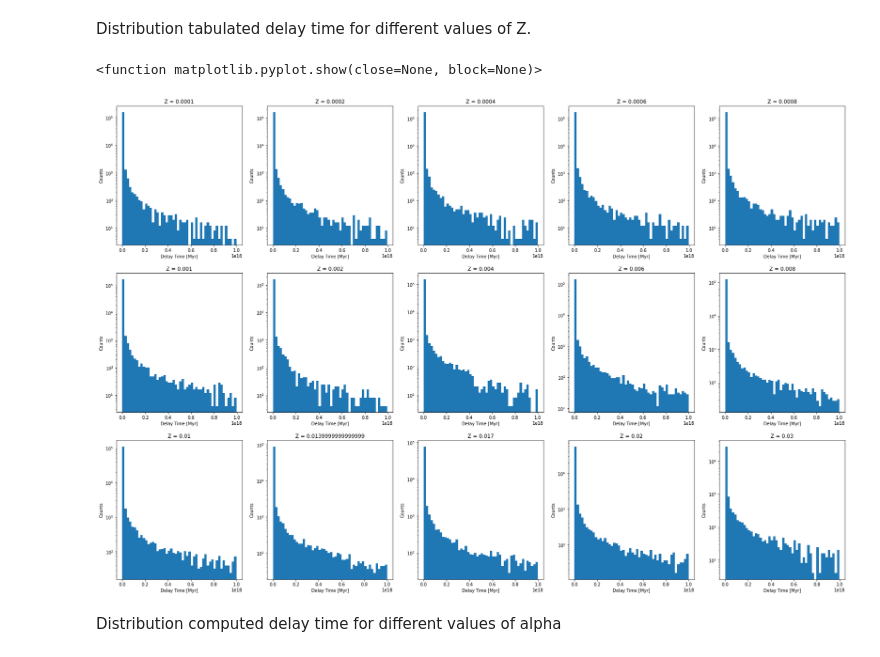
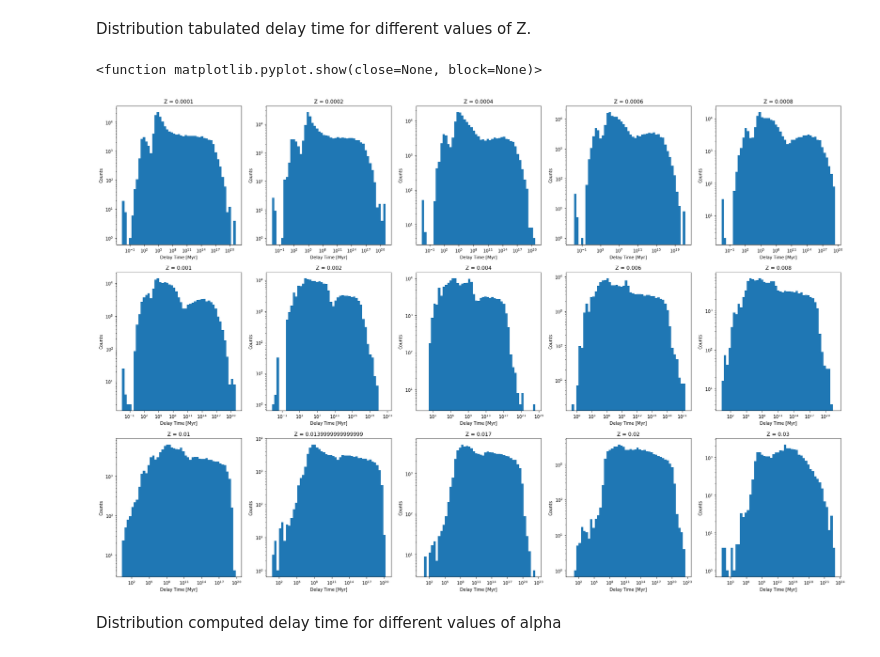
Before and after one commit to Bahadoram/Delay-Time-Dist.-of-Compact-Binary-Objects, a Jupyter notebook: distribution_fitting.ipynb, the cells around one changed output. Drawn from its saved outputs; the diff is of its cells as text; code cells hidden in the pictures.

Commit message:
add logscale bins and some plots

```diff
--- a/distribution_fitting.ipynb
+++ b/distribution_fitting.ipynb
@@ -29,8 +48,9 @@ BHBH.head()
 # %%
 fig, ax = plt.subplots(figsize=(15,7))
 
-b = np.histogram_bin_edges(BHBH[(BHBH.Delay_Time<1e18)].Delay_Time, bins='rice') # does not work with bind='fd'
-entries, edges, _ = ax.hist(BHBH[(BHBH.Delay_Time<1e18)].Delay_Time, bins=b)
+#b = np.histogram_bin_edges(BHBH[(BHBH.Delay_Time<1e18)].Delay_Time, bins='rice') # does not work with bind='fd'
+b = np.logspace(np.log10(min(BHBH.Delay_Time)), np.log10(max(BHBH.Delay_Time)), 100)
+entries, edges, _ = ax.hist(BHBH.Delay_Time, bins=b)
 
 # calculate bin centers
 bin_centers = 0.5 * (edges[:-1] + edges[1:])
@@ -114,13 +134,14 @@ fig, ax = plt.subplots(ncols=5, nrows=3, figsize=(30, 20))
 x, y = (0, 0)
 
 for key in Z_df.keys():
-    b                         = np.histogram_bin_edges(Z_df[key][(Z_df[key].Delay_Time<1e18)].Delay_Time, bins='rice')
-    entries[x,y], edges, _    = ax[x,y].hist(          Z_df[key][(Z_df[key].Delay_Time<1e18)].Delay_Time, bins=b     )
+    #b                         = np.histogram_bin_edges(Z_df[key][(Z_df[key].Delay_Time<1e18)].Delay_Time, bins='rice')
+    b                         = np.logspace(np.log10(min(Z_df[key].Delay_Time)), np.log10(max(Z_df[key].Delay_Time)), 50)
+    entries[x,y], edges, _    = ax[x,y].hist(            Z_df[key].Delay_Time,   bins=b                                  )
 
     # calculate bin centers
     bin_centers[x,y]          = 0.5 * (edges[:-1] + edges[1:])
-    popt[x,y], pcov[x,y]      = curve_fit(power_law, bin_centers[x,y][bin_centers[x,y]>1e16], entries[x,y][bin_centers[x,y]>1e16], p0=(.005, 18))
-
+    popt[x,y], pcov[x,y]      = curve_fit(power_law, bin_centers[x,y][np.where((bin_centers[x,y]>1e9) & (bin_centers[x,y]<1e19))],
+                                                     entries[x,y][np.where((bin_centers[x,y]>1e9) & (bin_centers[x,y]<1e19))], p0=(.005, 18))
     ax[x,y].set_xscale('log')
     ax[x,y].set_yscale('log')
 
@@ -170,0 +192,17 @@ plt.show
+# %%
+fig, ax = plt.subplots(figsize=(18,10))
+
+for key in Z_df.keys():
+    b                    = np.logspace(np.log10(min(Z_df[key].Delay_Time)), np.log10(max(Z_df[key].Delay_Time)), 50)
+    entries, edges, _    = ax.hist( Z_df[key].Delay_Time, bins=b, histtype='step', lw=3, label='Z = '+str(key) )
+
+ax.set_xscale('log')
+ax.set_yscale('log')
+
+ax.set_title('Delay time')
+ax.set_xlabel('Delay Time [Myr]')
+ax.set_ylabel('PDF')
+ax.grid(ls='dotted')
+ax.legend(loc='upper right', ncol=3)
+fig.savefig('figures/Delay_Time_Z.png')
+plt.show
@@ -173,27 +214,28 @@ Distribution tabulated delay time for different values of Z.
 # %%
 fig, ax = plt.subplots(ncols=5, nrows=3, figsize=(30, 20))
 
 # indexes for the plot
 x, y = (0, 0)
 
 for key in Z_df.keys():
-    ax[x,y].hist(Z_df[key][(Z_df[key].GWtime<1e18)].GWtime, bins=50)
+    b = np.logspace(np.log10(min(Z_df[key].Delay_Time)), np.log10(max(Z_df[key].Delay_Time)), 50)
+    ax[x,y].hist(Z_df[key].GWtime, bins=b)
     #ax[x,y].hist(Z_df[key].GWtime+Z_df[key].BWorldtime)
-    #ax[x,y].set_xscale('log')
+    ax[x,y].set_xscale('log')
     ax[x,y].set_yscale('log')
 
     ax[x,y].set_title('Z = '+str(key))
     ax[x,y].set_xlabel('Delay Time [Myr]')
     ax[x,y].set_ylabel('Counts')
 
     y += 1
     if y == 5:
         x +=1
         y = 0
 
 plt.show
 # %% [output]
 <function matplotlib.pyplot.show(close=None, block=None)>
-[figure, old version]
+[figure, new version]
 # %% [markdown]
 Distribution computed delay time for different values of alpha
```
Also changed, not shown: parts of 10 cells of this notebook, 3 other files.
